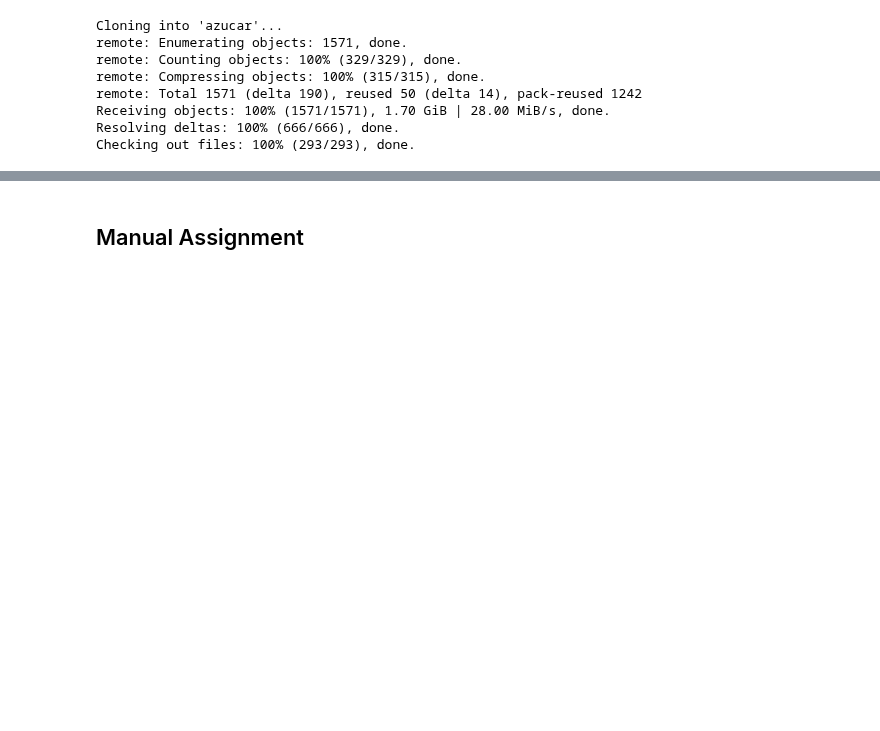
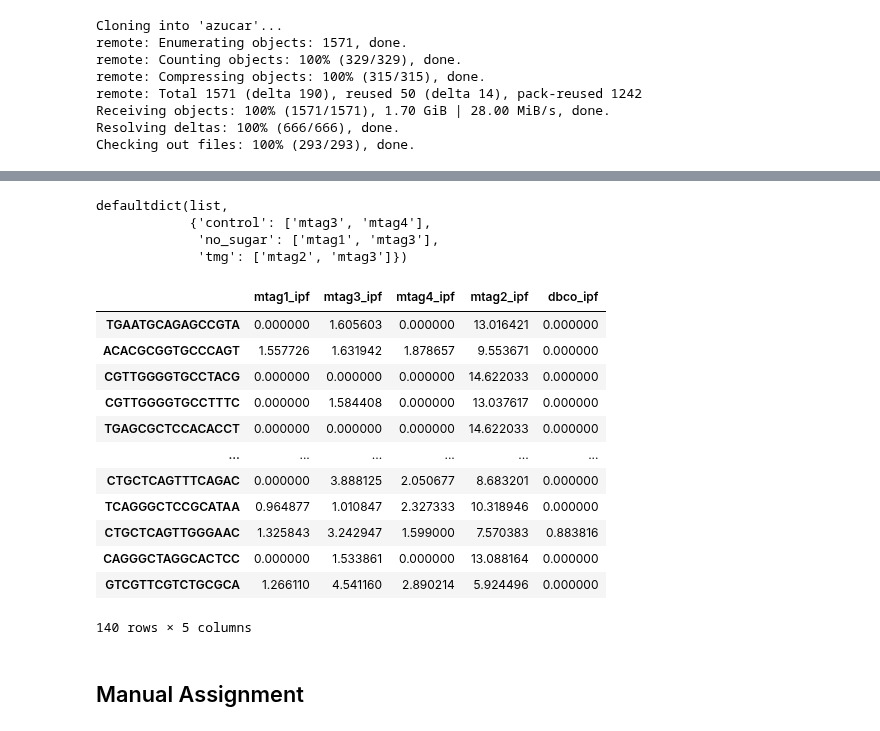
Before and after one commit to sbooeshaghi/azucar, a Jupyter notebook: analysis/293T/obs2/imports.ipynb, the cells around one changed output, grey strips where cells are left out. Saved outputs shown, nothing was run; the diff lists cells and outputs as text; code cells hidden in the pictures; blank space fills up the shorter version.

```diff
--- a/analysis/293T/obs2/imports.ipynb
+++ b/analysis/293T/obs2/imports.ipynb
@@ -245,0 +232,7 @@ array([[1., 1., 0., 0.],
+# %%
+markers
+# %% [output]
+defaultdict(list,
+            {'control': ['mtag3', 'mtag4'],
+             'no_sugar': ['mtag1', 'mtag3'],
+             'tmg': ['mtag2', 'mtag3']})
@@ -245,0 +243,16 @@ array([[1., 1., 0., 0.],
+# %%
+df.query(f"ent < {ent_cutoff}").sort_values("label").query("label == 'tmg'").filter(like="_ipf")
+# %% [output]
+|  | mtag1_ipf | mtag3_ipf | mtag4_ipf | mtag2_ipf | dbco_ipf |
+| TGAATGCAGAGCCGTA | 0.000000 | 1.605603 | 0.000000 | 13.016421 | 0.000000 |
+| ACACGCGGTGCCCAGT | 1.557726 | 1.631942 | 1.878657 | 9.553671 | 0.000000 |
+| CGTTGGGGTGCCTACG | 0.000000 | 0.000000 | 0.000000 | 14.622033 | 0.000000 |
+| CGTTGGGGTGCCTTTC | 0.000000 | 1.584408 | 0.000000 | 13.037617 | 0.000000 |
+| TGAGCGCTCCACACCT | 0.000000 | 0.000000 | 0.000000 | 14.622033 | 0.000000 |
+| ... | ... | ... | ... | ... | ... |
+| CTGCTCAGTTTCAGAC | 0.000000 | 3.888125 | 2.050677 | 8.683201 | 0.000000 |
+| TCAGGGCTCCGCATAA | 0.964877 | 1.010847 | 2.327333 | 10.318946 | 0.000000 |
+| CTGCTCAGTTGGGAAC | 1.325843 | 3.242947 | 1.599000 | 7.570383 | 0.883816 |
+| CAGGGCTAGGCACTCC | 0.000000 | 1.533861 | 0.000000 | 13.088164 | 0.000000 |
+| GTCGTTCGTCTGCGCA | 1.266110 | 4.541160 | 2.890214 | 5.924496 | 0.000000 |
+140 rows × 5 columns
```
Also changed, not shown: parts of 15 cells of this notebook.
